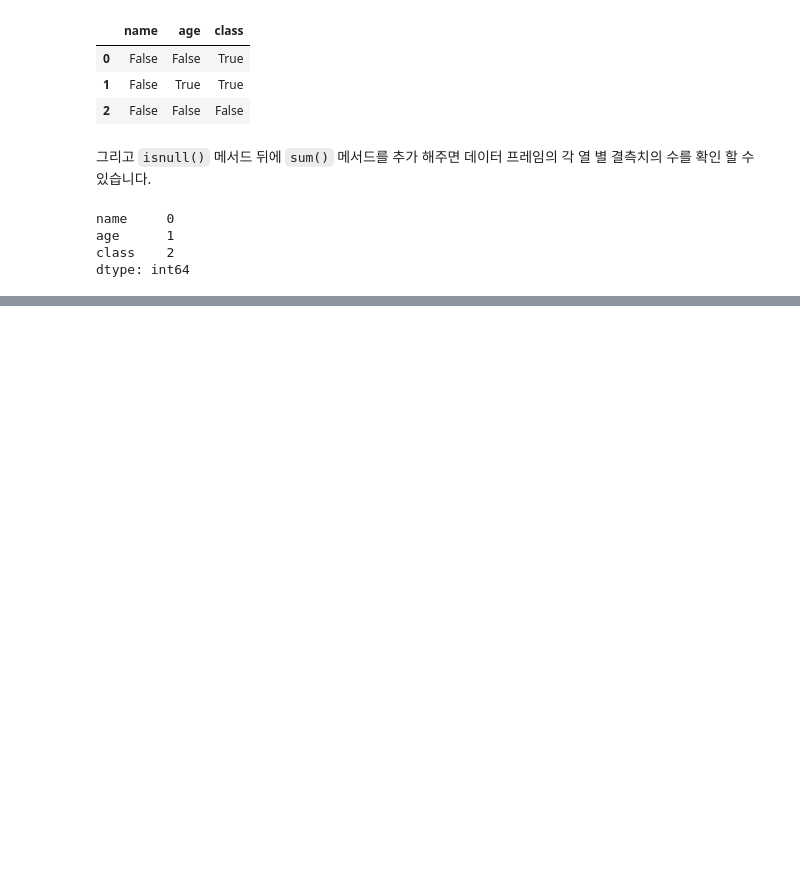
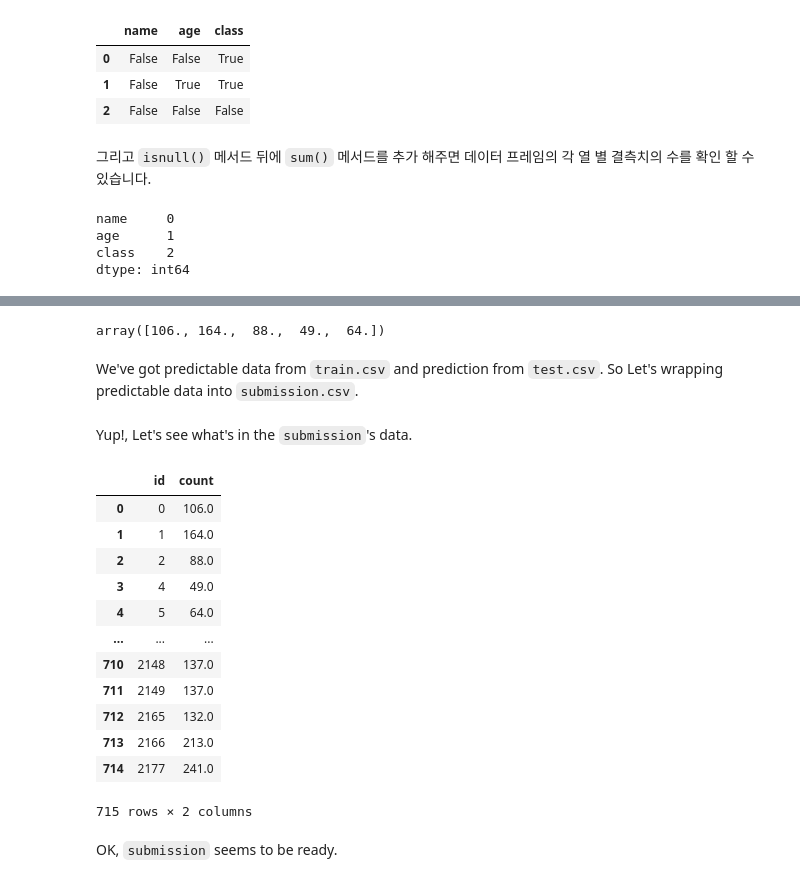
Before and after one commit to kreimben/ML-Study-Notes, a Jupyter notebook: Lv1_의사결정회귀나무로_따릉이_데이터_예측하기.ipynb, the cells around one changed output, grey strips where cells are left out. Saved outputs shown, nothing was run; the diff lists cells and outputs as text; code cells hidden in the pictures; blank space fills up the shorter version.

```diff
--- a/Lv1_의사결정회귀나무로_따릉이_데이터_예측하기.ipynb
+++ b/Lv1_의사결정회귀나무로_따릉이_데이터_예측하기.ipynb
@@ -76,0 +228,2 @@ dtype: int64
+# %%
+test = pd.read_csv('/content/drive/My Drive/따릉이/test.csv')
@@ -76,0 +266,33 @@ dtype: int64
+# %%
+test = test.fillna(0)
+# %%
+test_predict = model.predict(test)
+# %%
+test_predict[:5]
+# %% [output]
+array([106., 164.,  88.,  49.,  64.])
+# %% [markdown]
+We've got predictable data from `train.csv` and prediction from `test.csv`.
+So Let's wrapping predictable data into `submission.csv`.
+# %%
+submission['count'] = test_predict
+# %% [markdown]
+Yup!, Let's see what's in the `submission`'s data.
+# %%
+submission
+# %% [output]
+|  | id | count |
+| 0 | 0 | 106.0 |
+| 1 | 1 | 164.0 |
+| 2 | 2 | 88.0 |
+| 3 | 4 | 49.0 |
+| 4 | 5 | 64.0 |
+| ... | ... | ... |
+| 710 | 2148 | 137.0 |
+| 711 | 2149 | 137.0 |
+| 712 | 2165 | 132.0 |
+| 713 | 2166 | 213.0 |
+| 714 | 2177 | 241.0 |
+715 rows × 2 columns
+# %% [markdown]
+OK, `submission` seems to be ready.
```
Also changed, not shown: parts of 33 cells of this notebook.
